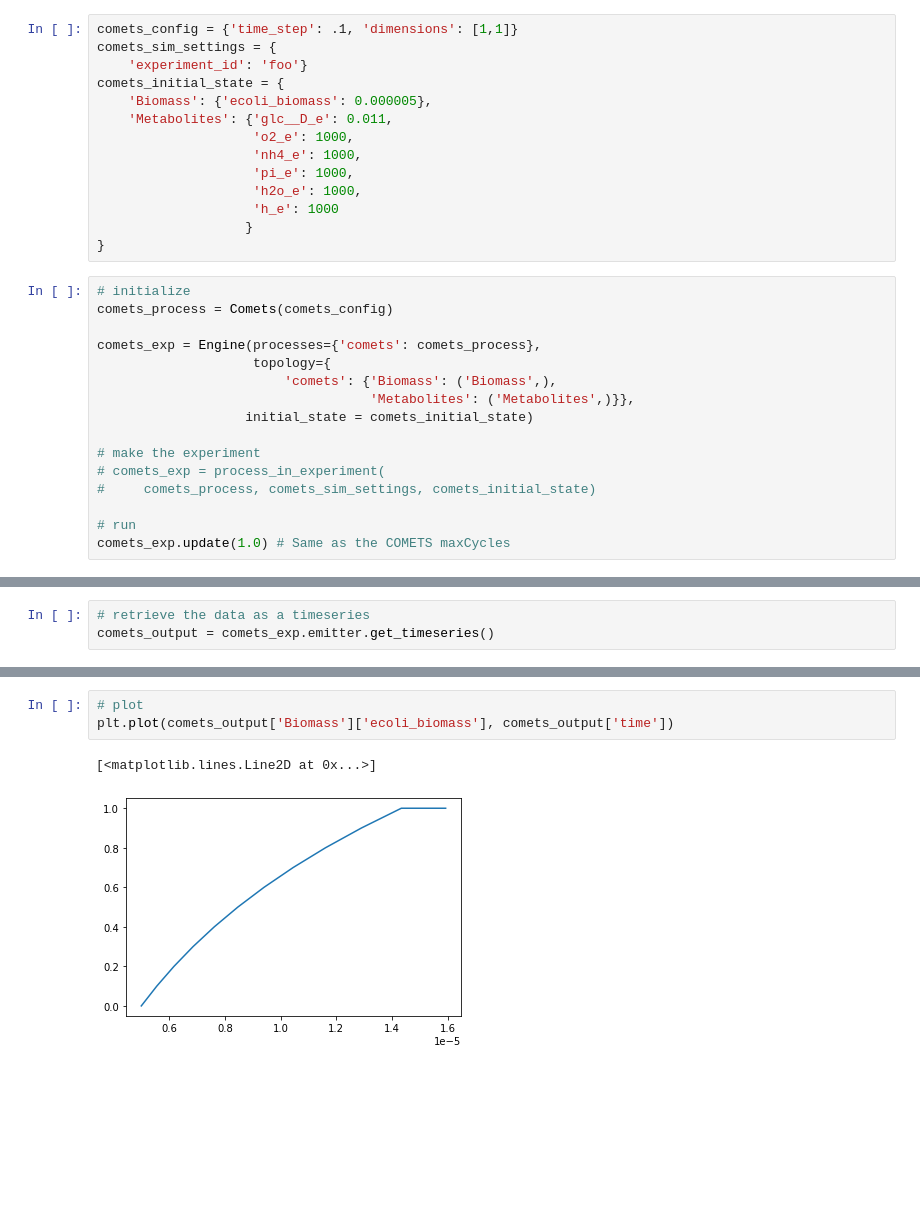
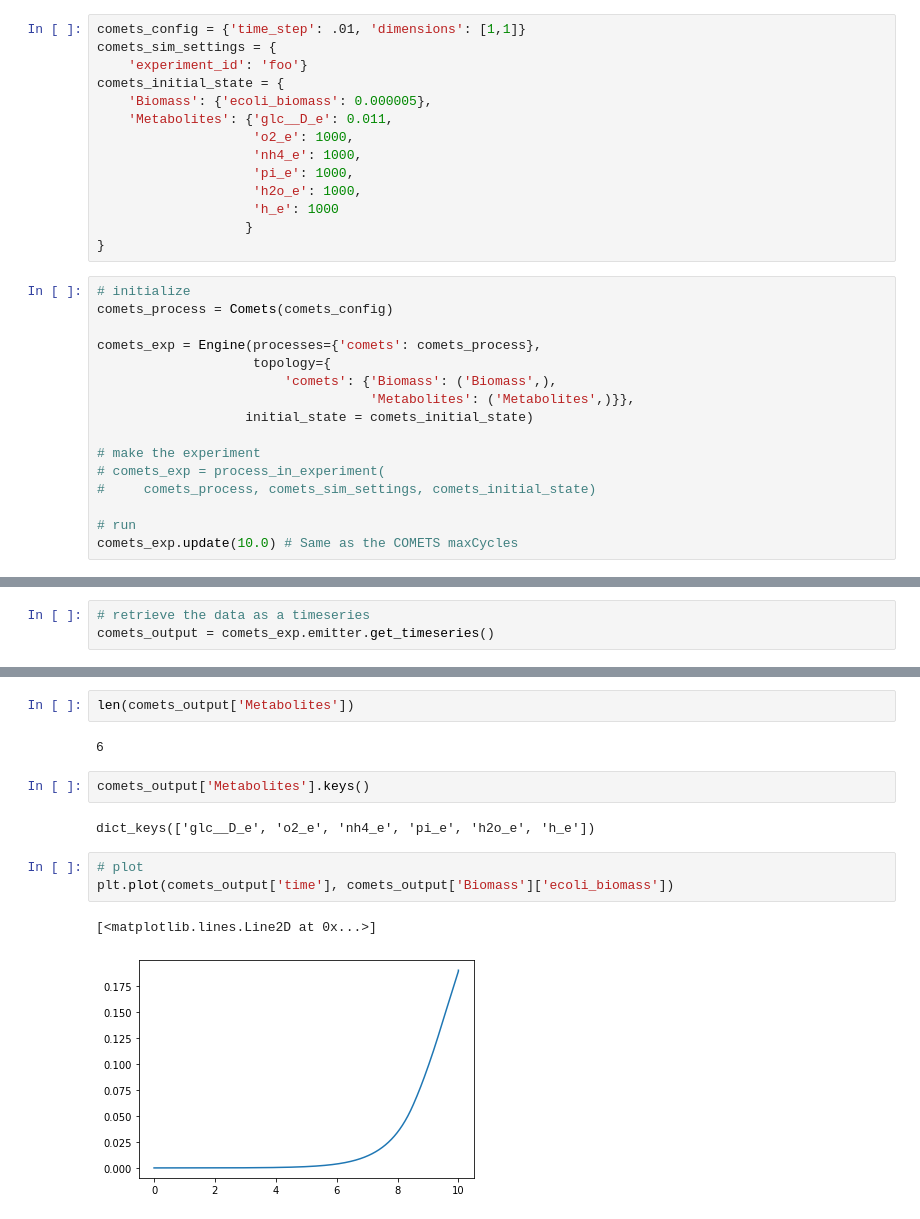
Before and after one commit to segrelab/vivarium-comets, a Jupyter notebook: dev.ipynb, the cells around one changed output, grey strips where cells are left out. Saved outputs shown, nothing was run; the diff lists cells and outputs as text; blank space fills up the shorter version.

Commit message:
Fix plot direction

```diff
--- a/dev.ipynb
+++ b/dev.ipynb
@@ -276,7 +276,7 @@ class Comets(Process):
 # %% [markdown]
 ## Run the Vivarium Process
 # %%
-comets_config = {'time_step': .1, 'dimensions': [1,1]}
+comets_config = {'time_step': .01, 'dimensions': [1,1]}
 comets_sim_settings = {
     'experiment_id': 'foo'}
 comets_initial_state = {
@@ -304,5 +304,5 @@ comets_exp = Engine(processes={'comets': comets_process},
 #     comets_process, comets_sim_settings, comets_initial_state)
 
 # run
-comets_exp.update(1.0) # Same as the COMETS maxCycles
+comets_exp.update(10.0) # Same as the COMETS maxCycles
 # %% [output]
@@ -401,6 +401,14 @@ comets_output
+# %%
+len(comets_output['Metabolites'])
+# %% [output]
+6
+# %%
+comets_output['Metabolites'].keys()
+# %% [output]
+dict_keys(['glc__D_e', 'o2_e', 'nh4_e', 'pi_e', 'h2o_e', 'h_e'])
 # %%
 # plot
-plt.plot(comets_output['Biomass']['ecoli_biomass'], comets_output['time'])
+plt.plot(comets_output['time'], comets_output['Biomass']['ecoli_biomass'])
 # %% [output]
 [<matplotlib.lines.Line2D at 0x...>]
-[figure, old version]
+[figure, new version]
```
Also changed, not shown: parts of 6 cells of this notebook.
